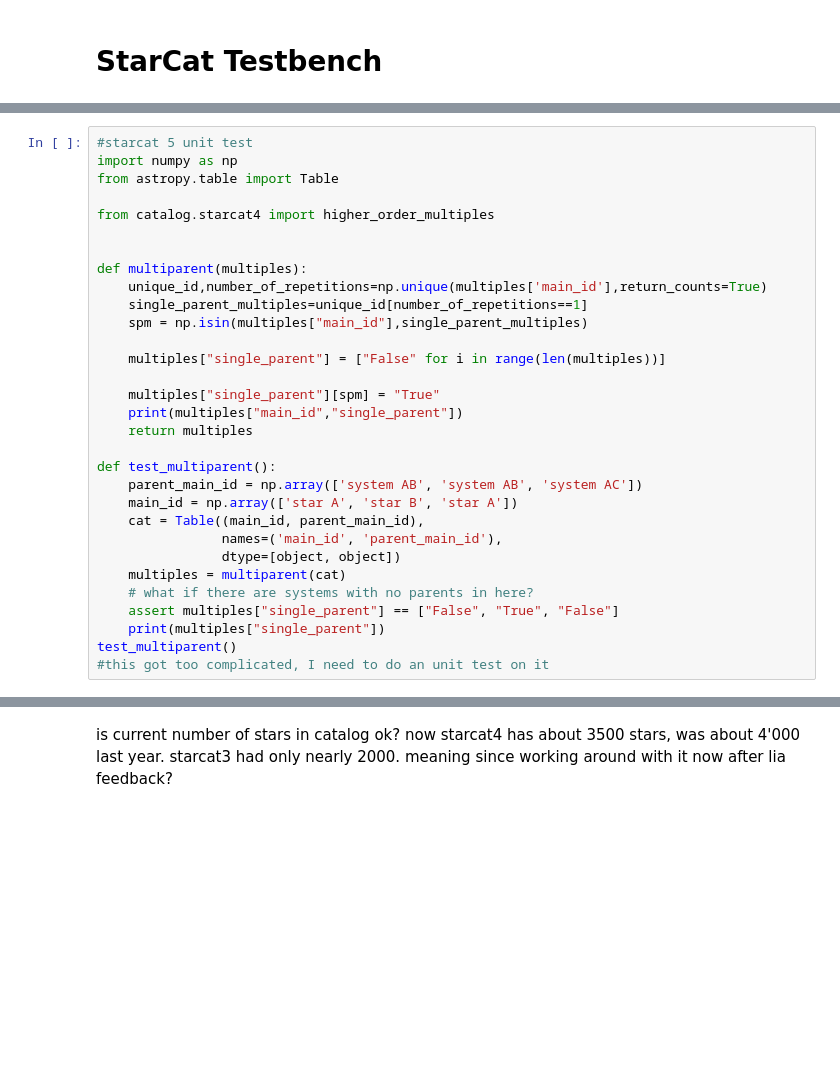
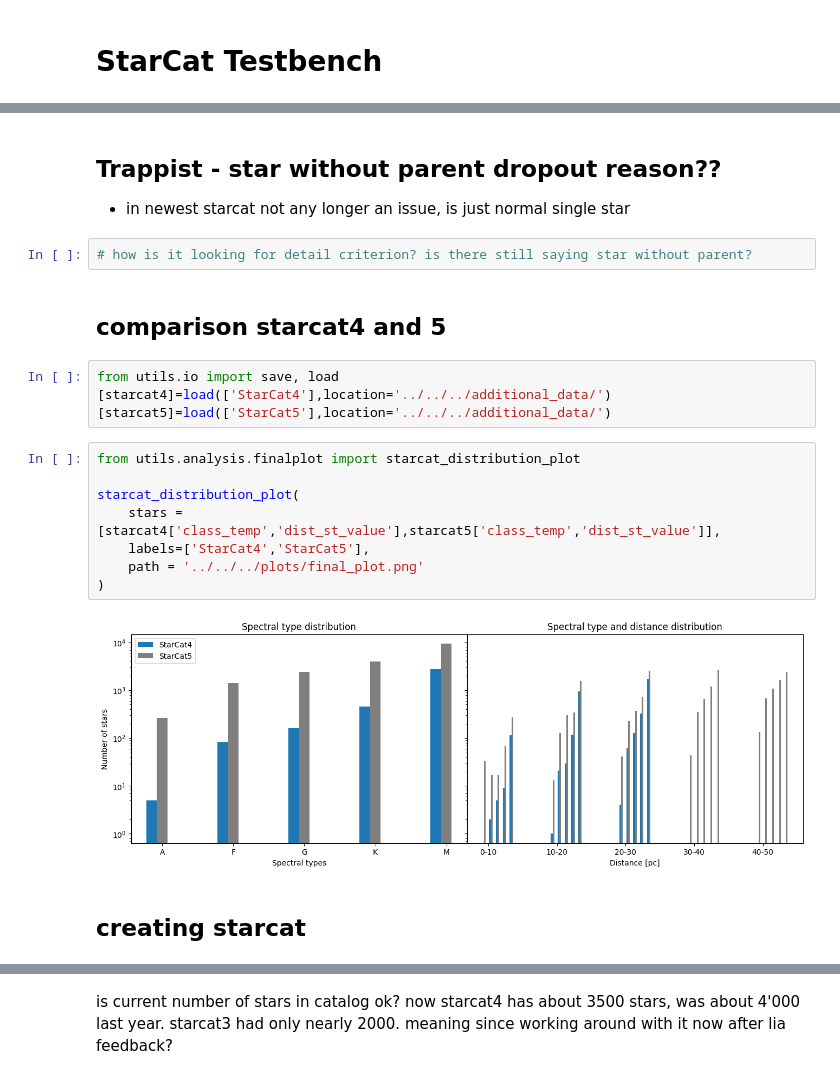
Before and after one commit to fmenti/life_td, a Jupyter notebook: data_generation/life_td_data_generation/catalog/StarCat_testbench.ipynb, the cells around one changed output, grey strips where cells are left out. Cells and saved outputs as stored; diff of their text form; blank space fills up the shorter version.

Commit message:
added starcat 4 to 5 comparison

```diff
--- a/data_generation/life_td_data_generation/catalog/StarCat_testbench.ipynb
+++ b/data_generation/life_td_data_generation/catalog/StarCat_testbench.ipynb
@@ -7,31 +3,23 @@ main(50.00)
-# %%
-#starcat 5 unit test
-import numpy as np
-from astropy.table import Table
-
-from catalog.starcat4 import higher_order_multiples
-
-
-def multiparent(multiples):
-    unique_id,number_of_repetitions=np.unique(multiples['main_id'],return_counts=True)
-    single_parent_multiples=unique_id[number_of_repetitions==1]
-    spm = np.isin(multiples["main_id"],single_parent_multiples)
-
-    multiples["single_parent"] = ["False" for i in range(len(multiples))]
-
-    multiples["single_parent"][spm] = "True"
-    print(multiples["main_id","single_parent"])
-    return multiples
-
-def test_multiparent():
-    parent_main_id = np.array(['system AB', 'system AB', 'system AC'])
-    main_id = np.array(['star A', 'star B', 'star A'])
-    cat = Table((main_id, parent_main_id),
-                names=('main_id', 'parent_main_id'),
-                dtype=[object, object])
-    multiples = multiparent(cat)
-    # what if there are systems with no parents in here?
-    assert multiples["single_parent"] == ["False", "True", "False"]
-    print(multiples["single_parent"])
-test_multiparent()
-#this got too complicated, I need to do an unit test on it
+# %% [markdown]
+## Trappist - star without parent dropout reason??
+- in newest starcat not any longer an issue, is just normal single star
+# %%
+# how is it looking for detail criterion? is there still saying star without parent?
+# %% [markdown]
+## comparison starcat4 and 5
+# %%
+from utils.io import save, load
+[starcat4]=load(['StarCat4'],location='../../../additional_data/')
+[starcat5]=load(['StarCat5'],location='../../../additional_data/')
+# %%
+from utils.analysis.finalplot import starcat_distribution_plot
+
+starcat_distribution_plot(
+    stars = [starcat4['class_temp','dist_st_value'],starcat5['class_temp','dist_st_value']],
+    labels=['StarCat4','StarCat5'],
+    path = '../../../plots/final_plot.png'
+)
+# %% [output]
+[figure, added]
+# %% [markdown]
+## creating starcat
```
Also changed, not shown: parts of 5 cells of this notebook, 1 other file.
